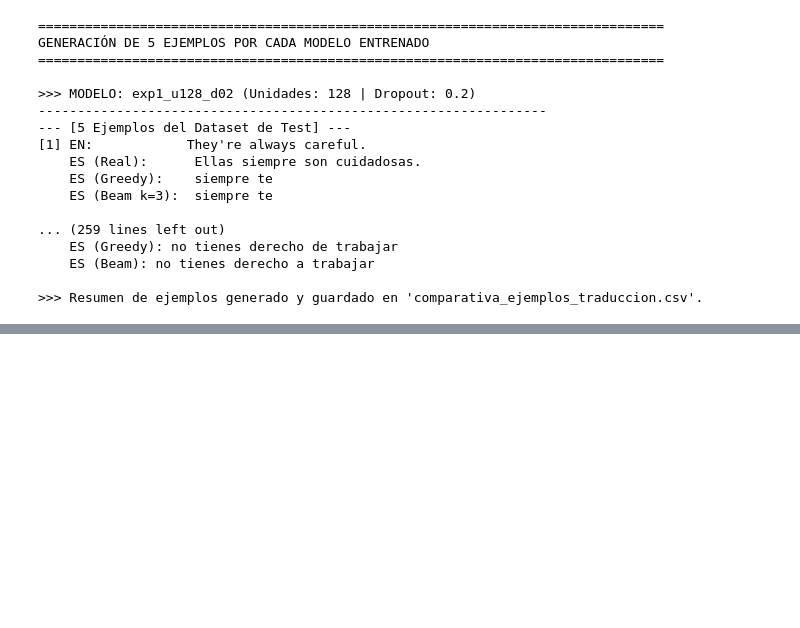
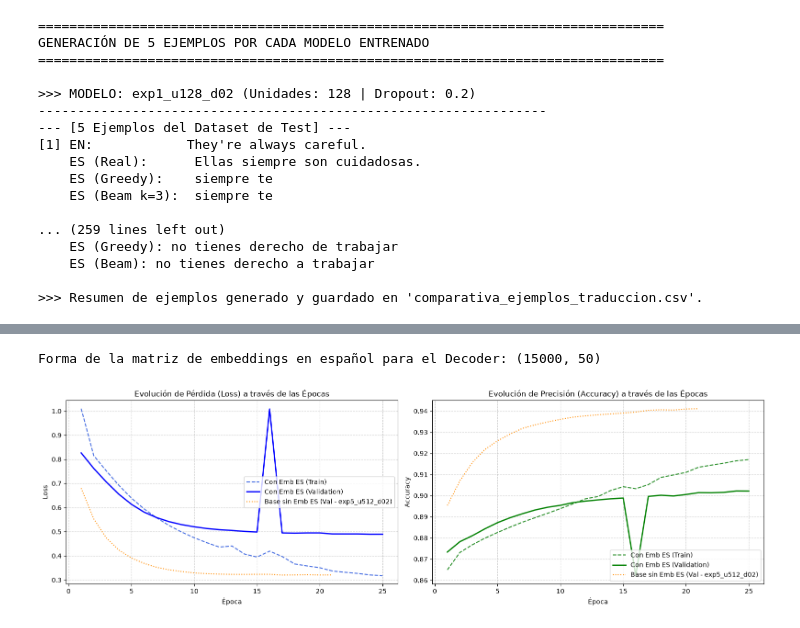
Before and after one commit to gabrielquiroga/procesamiento_lenguaje_natural_ceia, a Jupyter notebook: Desafios/resolucion_4/Desafio_4.ipynb, the cells around one changed output, grey strips where cells are left out. Drawn from its saved outputs; the diff is of its cells as text; code cells hidden in the pictures; blank space fills up the shorter version.

Commit message:
Se entrena modelo con embeddings en español con mlaos resultados, probablemente hubo algun error de entrenamiento

```diff
--- a/Desafios/resolucion_4/Desafio_4.ipynb
+++ b/Desafios/resolucion_4/Desafio_4.ipynb
@@ -481,8 +481,8 @@ for exp in experiments_grid:
     inf_dec = build_decoder_inference(dec_emb_l, dec_lstm_l, dec_dense_l, exp['n_units'])
 
     # 3. Computar BLEU score
-    print(f"Evaluando BLEU para {exp_name}...")
-    bleu = compute_model_bleu(inf_enc, inf_dec, enc_val, val_raw_targets, n_samples=500)
+    # print(f"Evaluando BLEU para {exp_name}...")
+    # bleu = compute_model_bleu(inf_enc, inf_dec, enc_val, val_raw_targets, n_samples=500)
 
     results_summary.append({
         'Experimento': exp_name,
@@ -490,7 +490,7 @@ for exp in experiments_grid:
         'Dropout': exp['dropout'],
         'Best Val Loss': round(best_val_loss, 4),
         'Best Val Accuracy': round(best_val_acc, 4),
-        'BLEU Score (Val)': bleu,
+        # 'BLEU Score (Val)': bleu,
         'Historial': hist_data
     })
 
@@ -716,0 +739,12 @@ GENERACIÓN DE 5 EJEMPLOS POR CADA MODELO ENTRENADO
+# %%
+# Embeddings preentrenaddos en español para el decoder
+# Descarga de embeddings livianos en español (GloVe/FastText en español de 50 dimensiones)
+url_es_emb = "https://raw.githubusercontent.com/swisstopo/word-embeddings/master/es/glove_50d_es.pkl"
+es_emb_file = "glove_es_50d.pkl"
+
+EMBED_DIM_ES = 50
+embedding_matrix_es = np.zeros((num_words_output, EMBED_DIM_ES))
+
+print(f"Forma de la matriz de embeddings en español para el Decoder: {embedding_matrix_es.shape}")
+# %% [output]
+Forma de la matriz de embeddings en español para el Decoder: (15000, 50)
@@ -716,0 +803,36 @@ GENERACIÓN DE 5 EJEMPLOS POR CADA MODELO ENTRENADO
+# %%
+# Cargamos el historial del modelo base ganador para superponer la comparación
+with open(os.path.join(MODELS_DIR, top_exp_name, 'history.json'), 'r') as f:
+    base_hist = json.load(f)
+
+# Se recarga el hist_es desde el archivo guardado
+with open(history_es_path, 'r') as f:
+        hist_es = json.load(f)
+
+epochs_range = range(1, len(hist_es['loss']) + 1)
+base_epochs  = range(1, len(base_hist['val_loss']) + 1)
+fig, axes = plt.subplots(1, 2, figsize=(16, 5))
+
+# Gráfico de Loss
+axes[0].plot(epochs_range, hist_es['loss'], label='Con Emb ES (Train)', color='royalblue', linestyle='--')
+axes[0].plot(epochs_range, hist_es['val_loss'], label='Con Emb ES (Validation)', color='blue', linewidth=2)
+axes[0].plot(base_epochs, base_hist['val_loss'], label=f'Base sin Emb ES (Val - {top_exp_name})', color='darkorange', linestyle=':')
+axes[0].set_title('Evolución de Pérdida (Loss) a través de las Épocas')
+axes[0].set_xlabel('Época')
+axes[0].set_ylabel('Loss')
+axes[0].legend()
+axes[0].grid(True, linestyle='--', alpha=0.6)
+
+# Gráfico de Accuracy
+axes[1].plot(epochs_range, hist_es['accuracy'], label='Con Emb ES (Train)', color='forestgreen', linestyle='--')
+axes[1].plot(epochs_range, hist_es['val_accuracy'], label='Con Emb ES (Validation)', color='green', linewidth=2)
+axes[1].plot(base_epochs, base_hist['val_accuracy'], label=f'Base sin Emb ES (Val - {top_exp_name})', color='darkorange', linestyle=':')
+axes[1].set_title('Evolución de Precisión (Accuracy) a través de las Épocas')
+axes[1].set_xlabel('Época')
+axes[1].set_ylabel('Accuracy')
+axes[1].legend()
+axes[1].grid(True, linestyle='--', alpha=0.6)
+plt.tight_layout()
+plt.show()
+# %% [output]
+[figure, added]
```
Also changed, not shown: parts of 5 cells of this notebook, 1 other file.
